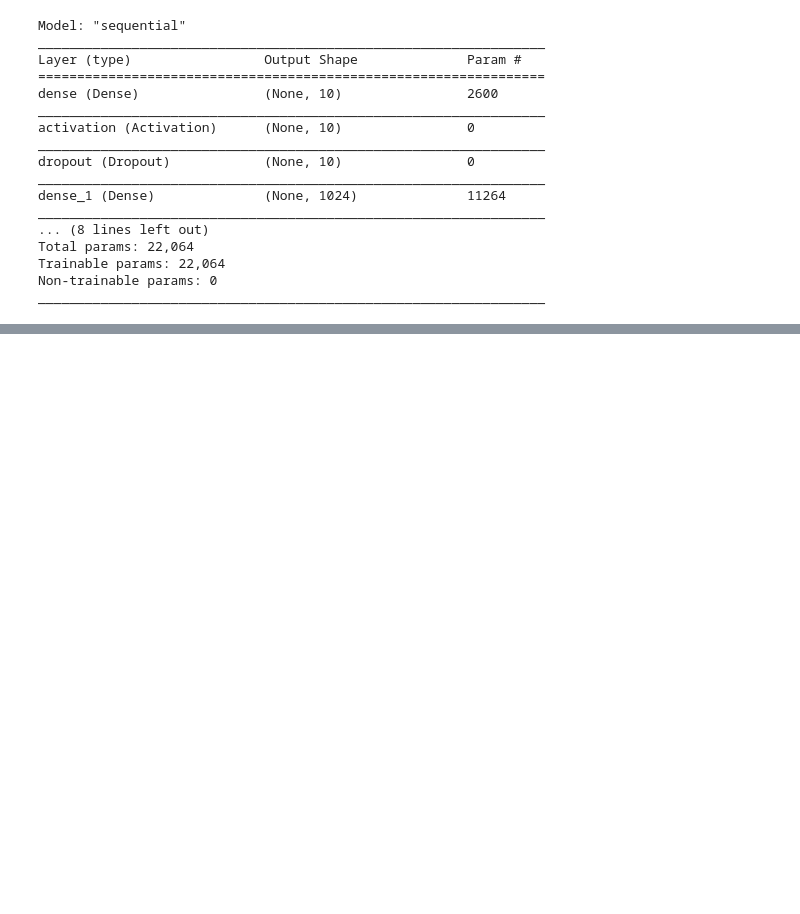
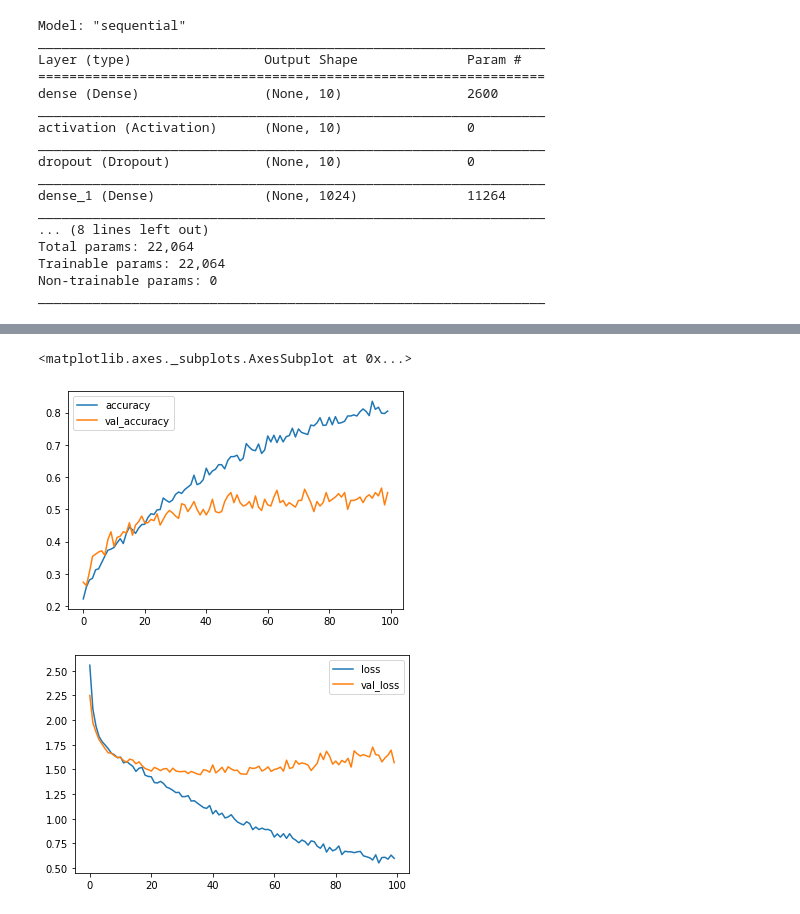
Before and after one commit to Sahanaka/SER-EE7209_G14, a Jupyter notebook: speech_emotion_recognition.ipynb, the cells around one changed output, grey strips where cells are left out. Cells and saved outputs as stored; diff of their text form; code cells hidden in the pictures; blank space fills up the shorter version.

```diff
--- a/speech_emotion_recognition.ipynb
+++ b/speech_emotion_recognition.ipynb
@@ -563,0 +567,5 @@ metrics[['loss', 'val_loss']].plot()
+# %%
+# ADD NEW DIMENSIONS
+X_train = X_train[:,:,np.newaxis]
+X_test = X_test[:,:,np.newaxis]
+X_validation = X_validation[:,:,np.newaxis]
@@ -563,0 +580,17 @@ metrics[['loss', 'val_loss']].plot()
+# %%
+# BUILD 1D CNN LAYERS
+model_cnn = tf.keras.Sequential()
+model_cnn.add(Conv1D(64, kernel_size=(10), activation='relu', input_shape=(X_train.shape[1],1)))
+model_cnn.add(Conv1D(128, kernel_size=(10),activation='relu',kernel_regularizer=l2(0.01), bias_regularizer=l2(0.01)))
+model_cnn.add(MaxPooling1D(pool_size=(8)))
+model_cnn.add(Dropout(0.4))
+model_cnn.add(Conv1D(128, kernel_size=(10),activation='relu'))
+model_cnn.add(MaxPooling1D(pool_size=(8)))
+model_cnn.add(Dropout(0.4))
+model_cnn.add(Flatten())
+model_cnn.add(Dense(256, activation='relu'))
+model_cnn.add(Dropout(0.4))
+model_cnn.add(Dense(8, activation='sigmoid'))
+opt = keras.optimizers.Adam(learning_rate=0.001)
+model_cnn.compile(loss='categorical_crossentropy', optimizer=opt,metrics=['accuracy'])
+model_cnn.summary()
@@ -563,0 +615,2 @@ metrics[['loss', 'val_loss']].plot()
+# %%
+cnn_model_history = model_cnn.fit(X_train, y_train,batch_size=32, epochs=100, validation_data=(X_test, y_test))
@@ -563,0 +640,8 @@ metrics[['loss', 'val_loss']].plot()
+# %%
+metrics = pd.DataFrame(cnn_model_history.history)
+metrics[['accuracy', 'val_accuracy']].plot()
+metrics[['loss', 'val_loss']].plot()
+# %% [output]
+<matplotlib.axes._subplots.AxesSubplot at 0x...>
+[figure, added]
+[figure, added]
```
Also changed, not shown: parts of 19 cells of this notebook.
